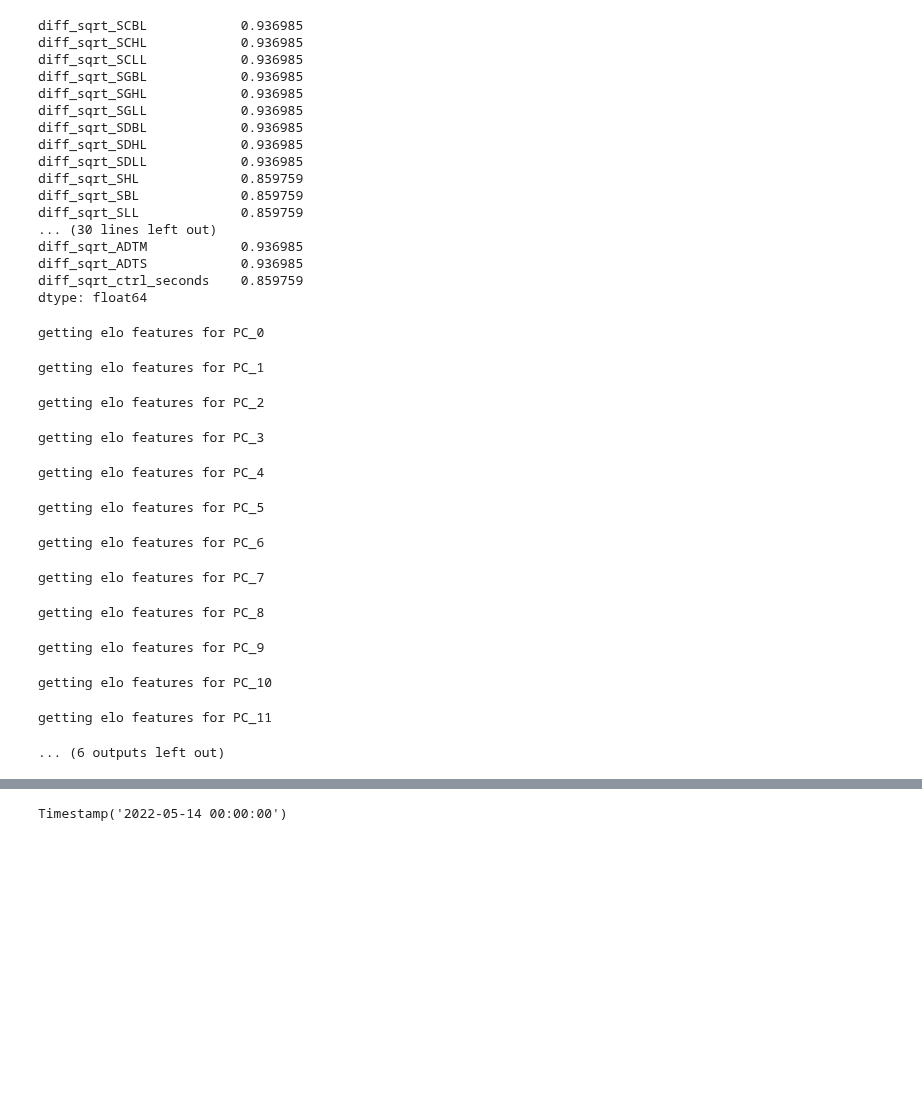
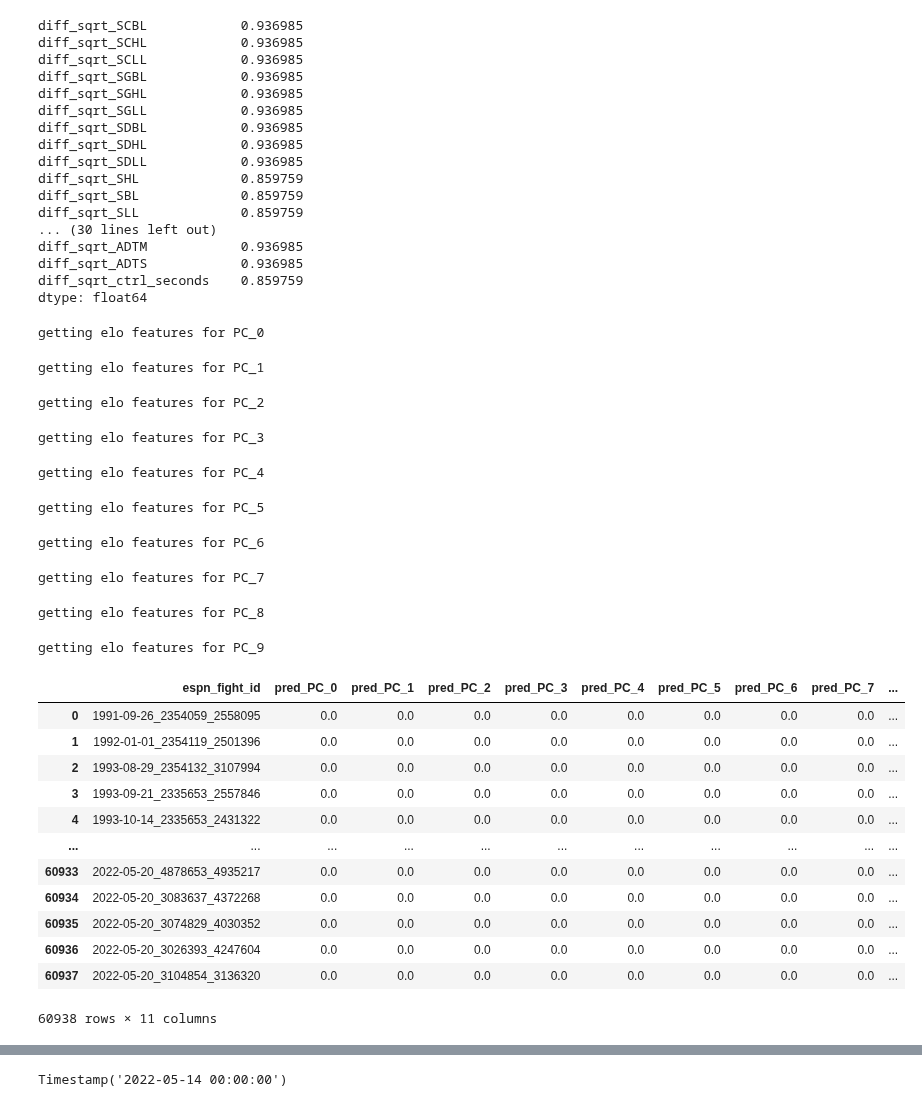
Before and after one commit to John-Curcio/sports, a Jupyter notebook: example run 6-25.ipynb, the cells around one changed output, grey strips where cells are left out. Drawn from its saved outputs; the diff is of its cells as text; code cells hidden in the pictures; blank space fills up the shorter version.

```diff
--- a/example run 6-25.ipynb
+++ b/example run 6-25.ipynb
@@ -59,23 +59,33 @@ dtype: float64
 # %%
 from model.mma_features import PcaEloWrapper, BinaryEloWrapper
 
-pca_ew = PcaEloWrapper(n_pca=16, target_cols=diff_cols, alpha=0.8)
+pca_ew = PcaEloWrapper(n_pca=10, target_cols=diff_cols, alpha=0.5)
 pca_elo_feat_df = pca_ew.fit_transform_all(df)
 pca_elo_feat_df
 # %% [output]
 getting elo features for PC_0
 getting elo features for PC_1
 getting elo features for PC_2
 getting elo features for PC_3
 getting elo features for PC_4
 getting elo features for PC_5
 getting elo features for PC_6
 getting elo features for PC_7
 getting elo features for PC_8
 getting elo features for PC_9
+|  | espn_fight_id | pred_PC_0 | pred_PC_1 | pred_PC_2 | pred_PC_3 | pred_PC_4 | pred_PC_5 | pred_PC_6 | pred_PC_7 | ... |
+| 0 | 1991-09-26_2354059_2558095 | 0.0 | 0.0 | 0.0 | 0.0 | 0.0 | 0.0 | 0.0 | 0.0 | ... |
+| 1 | 1992-01-01_2354119_2501396 | 0.0 | 0.0 | 0.0 | 0.0 | 0.0 | 0.0 | 0.0 | 0.0 | ... |
+| 2 | 1993-08-29_2354132_3107994 | 0.0 | 0.0 | 0.0 | 0.0 | 0.0 | 0.0 | 0.0 | 0.0 | ... |
+| 3 | 1993-09-21_2335653_2557846 | 0.0 | 0.0 | 0.0 | 0.0 | 0.0 | 0.0 | 0.0 | 0.0 | ... |
+| 4 | 1993-10-14_2335653_2431322 | 0.0 | 0.0 | 0.0 | 0.0 | 0.0 | 0.0 | 0.0 | 0.0 | ... |
+| ... | ... | ... | ... | ... | ... | ... | ... | ... | ... | ... |
+| 60933 | 2022-05-20_4878653_4935217 | 0.0 | 0.0 | 0.0 | 0.0 | 0.0 | 0.0 | 0.0 | 0.0 | ... |
+| 60934 | 2022-05-20_3083637_4372268 | 0.0 | 0.0 | 0.0 | 0.0 | 0.0 | 0.0 | 0.0 | 0.0 | ... |
+| 60935 | 2022-05-20_3074829_4030352 | 0.0 | 0.0 | 0.0 | 0.0 | 0.0 | 0.0 | 0.0 | 0.0 | ... |
+| 60936 | 2022-05-20_3026393_4247604 | 0.0 | 0.0 | 0.0 | 0.0 | 0.0 | 0.0 | 0.0 | 0.0 | ... |
+| 60937 | 2022-05-20_3104854_3136320 | 0.0 | 0.0 | 0.0 | 0.0 | 0.0 | 0.0 | 0.0 | 0.0 | ... |
-getting elo features for PC_10
+60938 rows × 11 columns
-getting elo features for PC_11
-... (6 outputs left out)
 # %%
 # defining some binary features
 df["win_target"] = df["FighterResult"].replace({"W":1, "L":0, "D":np.nan})
```
Also changed, not shown: parts of 22 cells of this notebook, 5 other files.
